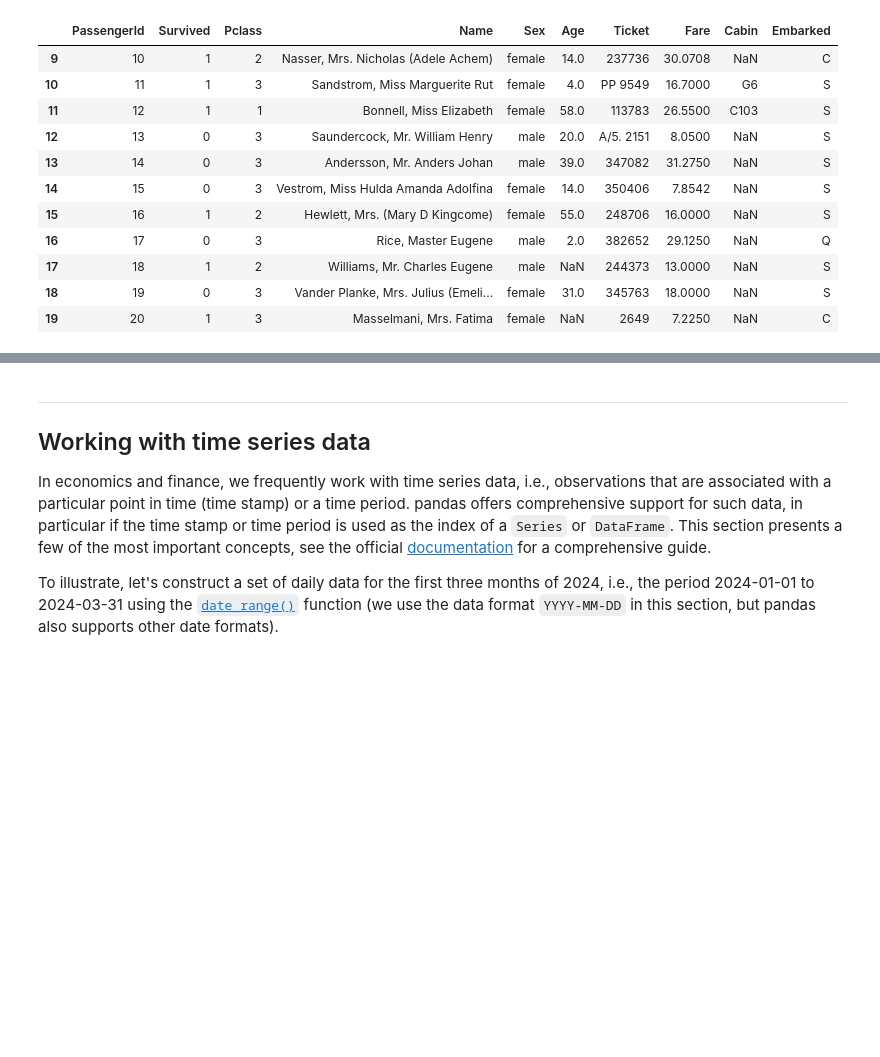
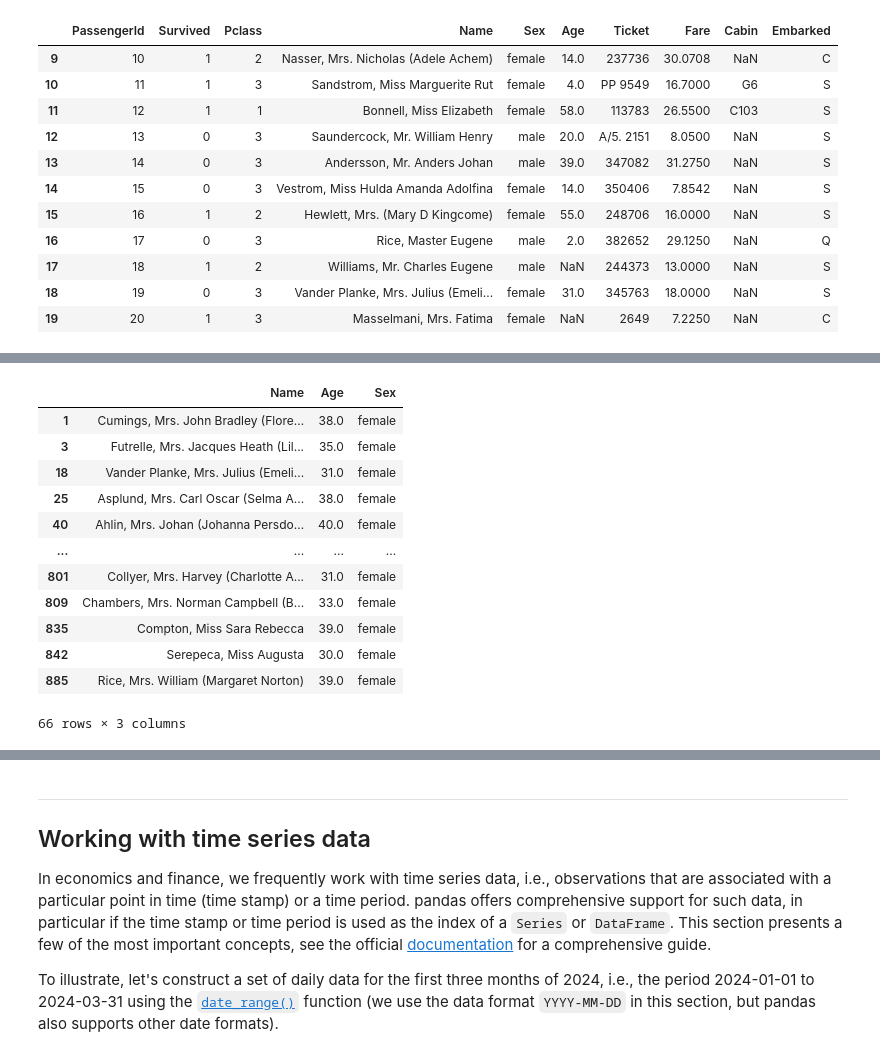
Before and after one commit to joelross21/TECH2-H25, a Jupyter notebook: lectures/lecture2/lecture2 copy.ipynb, the cells around one changed output, grey strips where cells are left out. Drawn from its saved outputs; the diff is of its cells as text; code cells hidden in the pictures; blank space fills up the shorter version.

```diff
--- a/lectures/lecture2/lecture2 copy.ipynb
+++ b/lectures/lecture2/lecture2 copy.ipynb
@@ -1014,0 +1126,23 @@ df.query('Sex == "female" & Age > 30 & Age < 40')[['Name', 'Age', 'Sex']]
+# %%
+#Task 4
+import pandas as pd
+
+DATA_PATH = 'C:/Users/Bruker/OneDrive - Norwegian School of Economics/TECH2/TECH2-H25/data'
+
+df = pd.read_csv(f'{DATA_PATH}/titanic.csv')
+
+df.loc[(df['Sex'] == 'female') & (df['Age'] >= 30) & (df['Age'] <= 40), ['Name', 'Age', 'Sex']]
+# %% [output]
+|  | Name | Age | Sex |
+| 1 | Cumings, Mrs. John Bradley (Flore... | 38.0 | female |
+| 3 | Futrelle, Mrs. Jacques Heath (Lil... | 35.0 | female |
+| 18 | Vander Planke, Mrs. Julius (Emeli... | 31.0 | female |
+| 25 | Asplund, Mrs. Carl Oscar (Selma A... | 38.0 | female |
+| 40 | Ahlin, Mrs. Johan (Johanna Persdo... | 40.0 | female |
+| ... | ... | ... | ... |
+| 801 | Collyer, Mrs. Harvey (Charlotte A... | 31.0 | female |
+| 809 | Chambers, Mrs. Norman Campbell (B... | 33.0 | female |
+| 835 | Compton, Miss Sara Rebecca | 39.0 | female |
+| 842 | Serepeca, Miss Augusta | 30.0 | female |
+| 885 | Rice, Mrs. William (Margaret Norton) | 39.0 | female |
+66 rows × 3 columns
```
Also changed, not shown: parts of 11 cells of this notebook.
